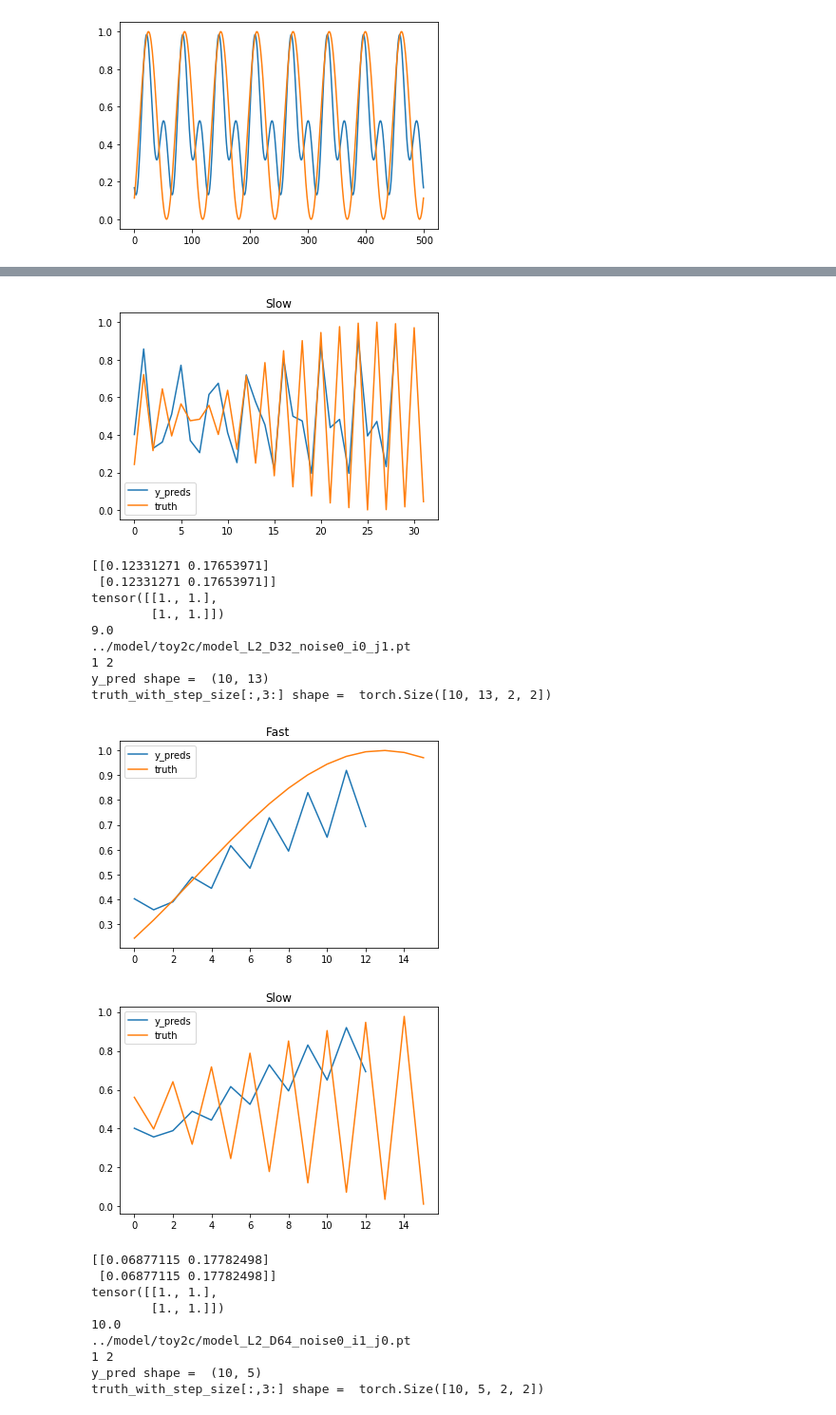
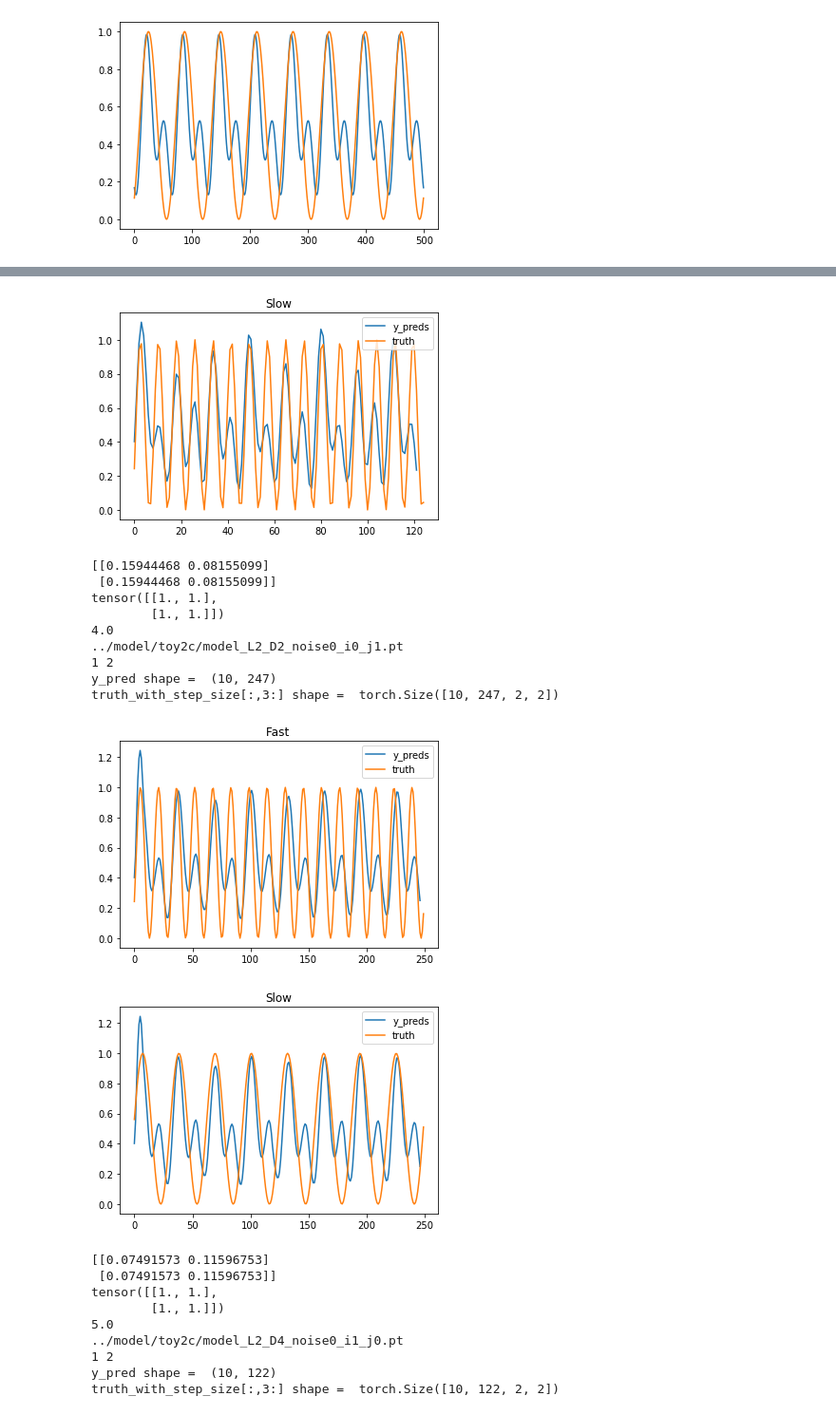
Before and after one commit to KatieJ16/Time_Space_multiscale, a Jupyter notebook: scripts/toy2c_multiscale_model_fitting.ipynb, the cells around one changed output, grey strips where cells are left out. Shown: that part at 95% size. Cells and saved outputs as stored; diff of their text form; code cells hidden in the pictures.

Commit message:
working to fix to next refinement

```diff
--- a/scripts/toy2c_multiscale_model_fitting.ipynb
+++ b/scripts/toy2c_multiscale_model_fitting.ipynb
@@ -220,3 +219,45 @@ Resolved with loss =  0.0016809569482575172 : model # 10
+# %%
+#doing next refine, should be perfect here.
+import utils
+
+
+current_size = 4
+next_train_data = unresolved_list * train_dict[str(current_size)]
+
+model_idx_list = np.ones((current_size, current_size))*(-1) #start with all -1
+
+for i in range(current_size):
+    for j in range(current_size):
+        print("i = ", i, ": j = ", j)
+        data_this = next_train_data[:,:,i,j]
+        if (torch.min(data_this) == 0) and (torch.max(data_this) == 0):
+            print("zero, no need to train")
+            #don't need to do anything is model is resolved
+            continue
+        else:
+        #see if the error is low enough on already made model
+            for m, model in enumerate(model_keep):
+                loss, resolved = utils.find_error_1(data_this, model)
+                step_size = model.step_size
+                print("model ", m, " has loss = ", loss)
+                if resolved:
+                    model_idx_list[i,j] = m
+                    print("Resolved with loss = ", loss, ": model #", m)
+                    break
+                else:
+                    pass
+            if not resolved:
+                print("not resolved, fitting new model")
+                k = int(np.log2(step_size))
+                #if no model good, train new model
+                models, step_sizes, mse_list, idx_lowest, n_forward_list = utils.find_best_timestep(train_dict[str(current_size)][:,:,i,j],
+                                                              val_dict[str(current_size)][:,:,i,j],
+                                                              val_dict[str(current_size)][:,:,i,j], current_size,model_dir=model_dir,#make_new = True,
+                                                              i=i, j=j, start_k = max(0,k-1), largest_k = k+2)#, dont_train=False)
+
+                model_keep.append(models[idx_lowest])
+                model_idx_list[i,j] = len(model_keep)-1
+model_used_dict[str(current_size)] = model_idx_list
 # %%
 print(model_idx_list)
 print(len(model_keep))
@@ -230,5 +271,6 @@ print(model_used_dict)
 # %%
 import utils
+tol = 2.5e-2
 #once we have all 4 figured out, need to check the errors on the 2x2 of the 2x2s (the 4x4)
 unresolved_list_big = np.ones((4,4))*(-1)
 all_resolved = True
@@ -238,7 +280,7 @@ for i in range(2):
         model = model_keep[int(model_used_dict['2'][i][j])]
         print(model.model_name)
         data_next = val_dict['4'][:,:, i*current_size:(i+1)*current_size, j*current_size:(j+1)*current_size]
-        resolved, loss, unresolved_list = utils.find_error_4(val_dict['2'][i,j], model, data_next,plot = True)
+        resolved, loss, unresolved_list = utils.find_error_4(val_dict['2'][i,j], model, data_next,plot = True, tol=tol)
         unresolved_list_big[i*current_size:(i+1)*current_size, j*current_size:(j+1)*current_size] = unresolved_list
         if not resolved:
             all_resolved = False
@@ -256,21 +298,21 @@ truth_with_step_size[:,3:] shape =  torch.Size([10, 29, 2, 2])
-[figure, old version]
+[figure, new version]
-[[0.12331271 0.17653971]
- [0.12331271 0.17653971]]
+[[0.15944468 0.08155099]
+ [0.15944468 0.08155099]]
 tensor([[1., 1.],
         [1., 1.]])
-9.0
-../model/toy2c/model_L2_D32_noise0_i0_j1.pt
+4.0
+../model/toy2c/model_L2_D2_noise0_i0_j1.pt
 1 2
-y_pred shape =  (10, 13)
-truth_with_step_size[:,3:] shape =  torch.Size([10, 13, 2, 2])
+y_pred shape =  (10, 247)
+truth_with_step_size[:,3:] shape =  torch.Size([10, 247, 2, 2])
-[figure, old version]
+[figure, new version]
-[figure, old version]
+[figure, new version]
-[[0.06877115 0.17782498]
- [0.06877115 0.17782498]]
+[[0.07491573 0.11596753]
+ [0.07491573 0.11596753]]
 tensor([[1., 1.],
         [1., 1.]])
-10.0
-../model/toy2c/model_L2_D64_noise0_i1_j0.pt
+5.0
+../model/toy2c/model_L2_D4_noise0_i1_j0.pt
 1 2
-y_pred shape =  (10, 5)
-truth_with_step_size[:,3:] shape =  torch.Size([10, 5, 2, 2])
+y_pred shape =  (10, 122)
+truth_with_step_size[:,3:] shape =  torch.Size([10, 122, 2, 2])
```
Also changed, not shown: parts of 10 cells of this notebook.
